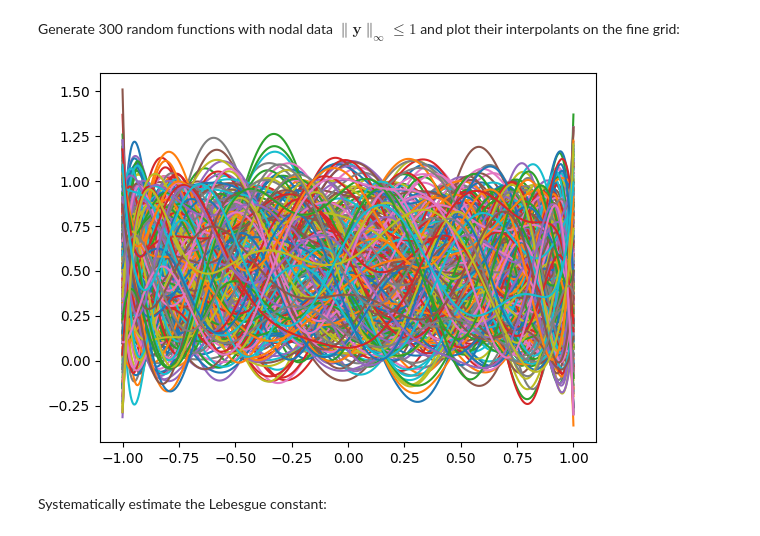
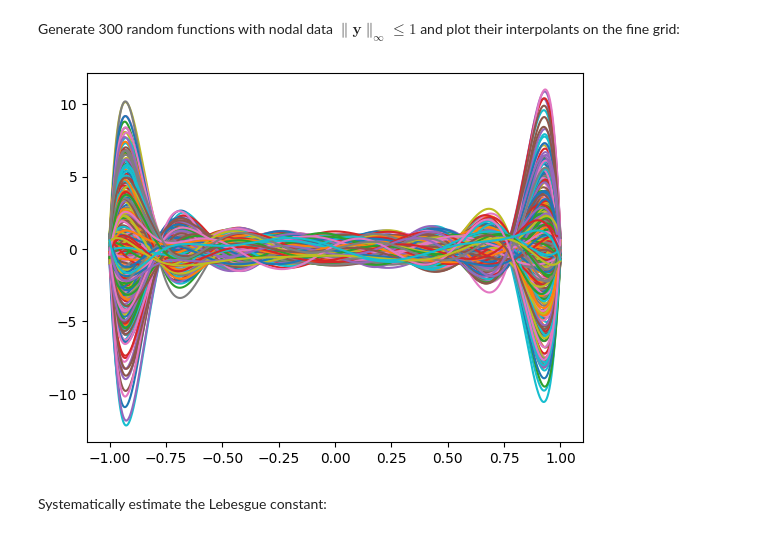
Before and after one commit to inducer/numerics-notes, a Jupyter notebook: demos/interpolation/Lebesgue Constant.ipynb, the cells around one changed output. Drawn from its saved outputs; the diff is of its cells as text; code cells hidden in the pictures.

Commit message:
Fix Lebesgue const demo: random f data in [-1,1], not [0,1]

```diff
--- a/demos/interpolation/Lebesgue Constant.ipynb
+++ b/demos/interpolation/Lebesgue Constant.ipynb
@@ -49,12 +49,12 @@ vdm_fine = np.array([
 Generate 300 random functions with nodal data $\|\boldsymbol y\|_\infty \le 1$ and plot their interpolants on the fine grid:
 # %%
 for _ in range(300):
-    y = np.random.rand(n)
+    y = 2*np.random.rand(n) - 1
     coeffs = la.solve(vdm, y)
     yfine = vdm_fine @ coeffs
     plt.plot(nodes_fine, yfine)
 # %% [output]
-[figure, old version]
+[figure, new version]
 # %% [markdown]
 Systematically estimate the Lebesgue constant:
 # %%
```
Also changed, not shown: parts of 2 cells of this notebook.
